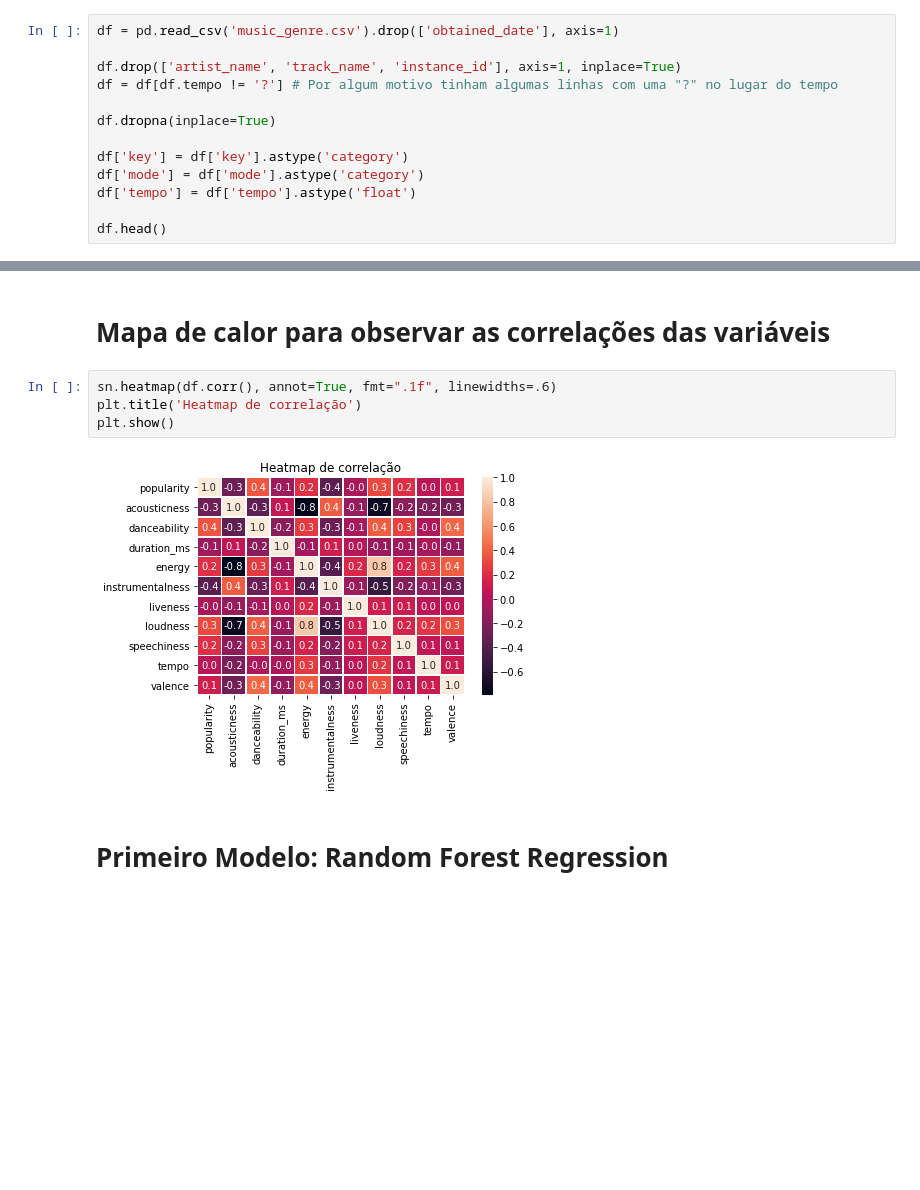
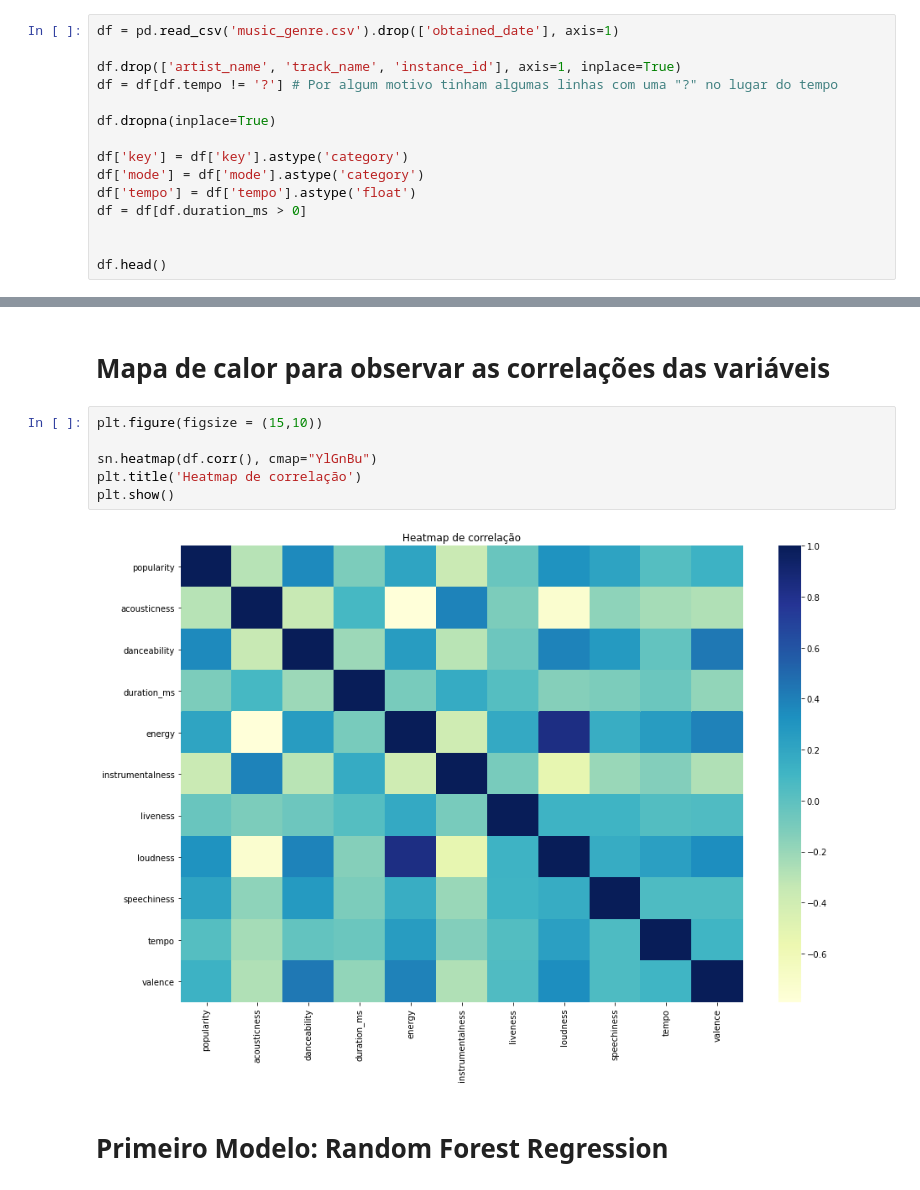
Before and after one commit to Gabriela321733/Projeto_2_Cdados, a Jupyter notebook: dados.ipynb, the cells around one changed output, grey strips where cells are left out. Drawn from its saved outputs; the diff is of its cells as text; blank space fills up the shorter version.

```diff
--- a/dados.ipynb
+++ b/dados.ipynb
@@ -67,6 +67,8 @@ df.dropna(inplace=True)
 df['key'] = df['key'].astype('category')
 df['mode'] = df['mode'].astype('category')
 df['tempo'] = df['tempo'].astype('float')
+df = df[df.duration_ms > 0]
+
 
 df.head()
 # %% [output]
@@ -225,11 +227,13 @@ df.boxplot(column=feature, by='music_genre');
 # %% [markdown]
 # Mapa de calor para observar as correlações das variáveis
 # %%
-sn.heatmap(df.corr(), annot=True, fmt=".1f", linewidths=.6)
+plt.figure(figsize = (15,10))
+
+sn.heatmap(df.corr(), cmap="YlGnBu")
 plt.title('Heatmap de correlação')
 plt.show()
 # %% [output]
-[figure, old version]
+[figure, new version]
 # %% [markdown]
 # **Primeiro Modelo:** Random Forest Regression
 # %%
```
Also changed, not shown: parts of 16 cells of this notebook.
